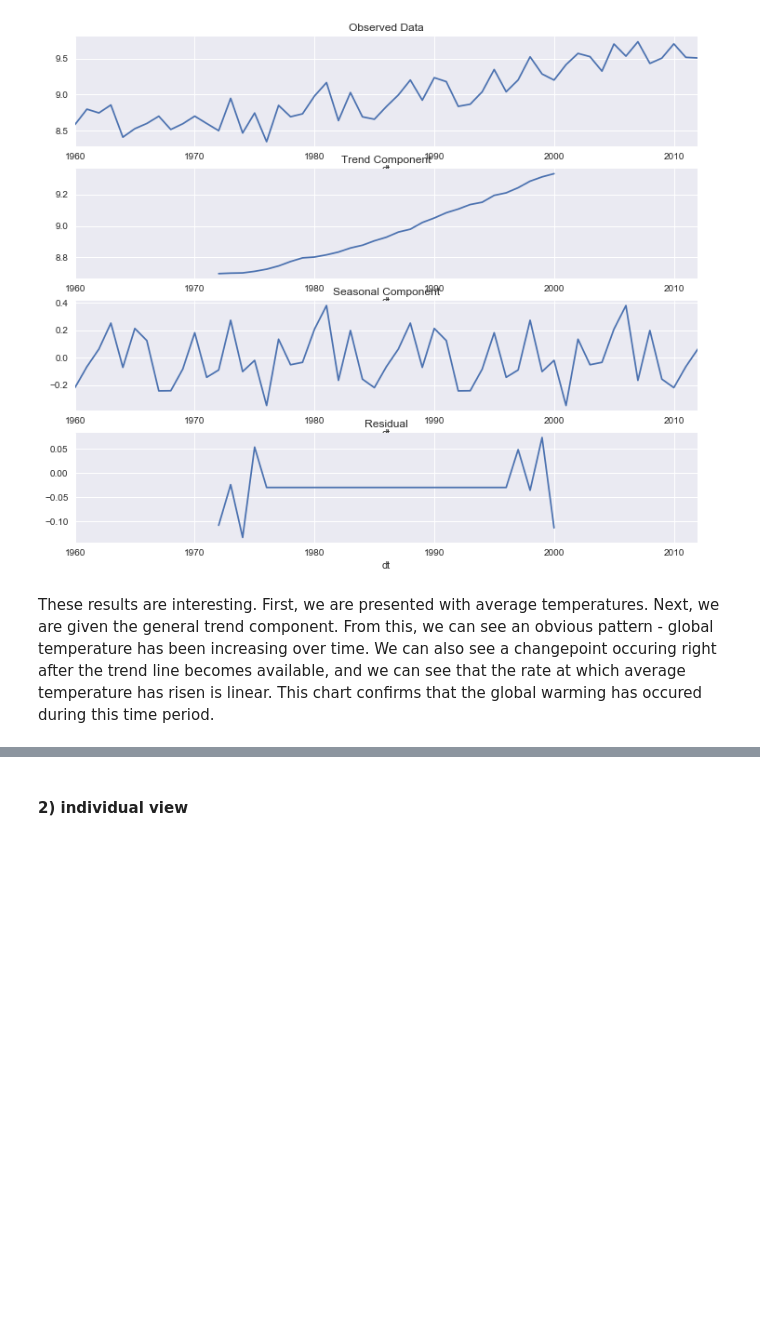
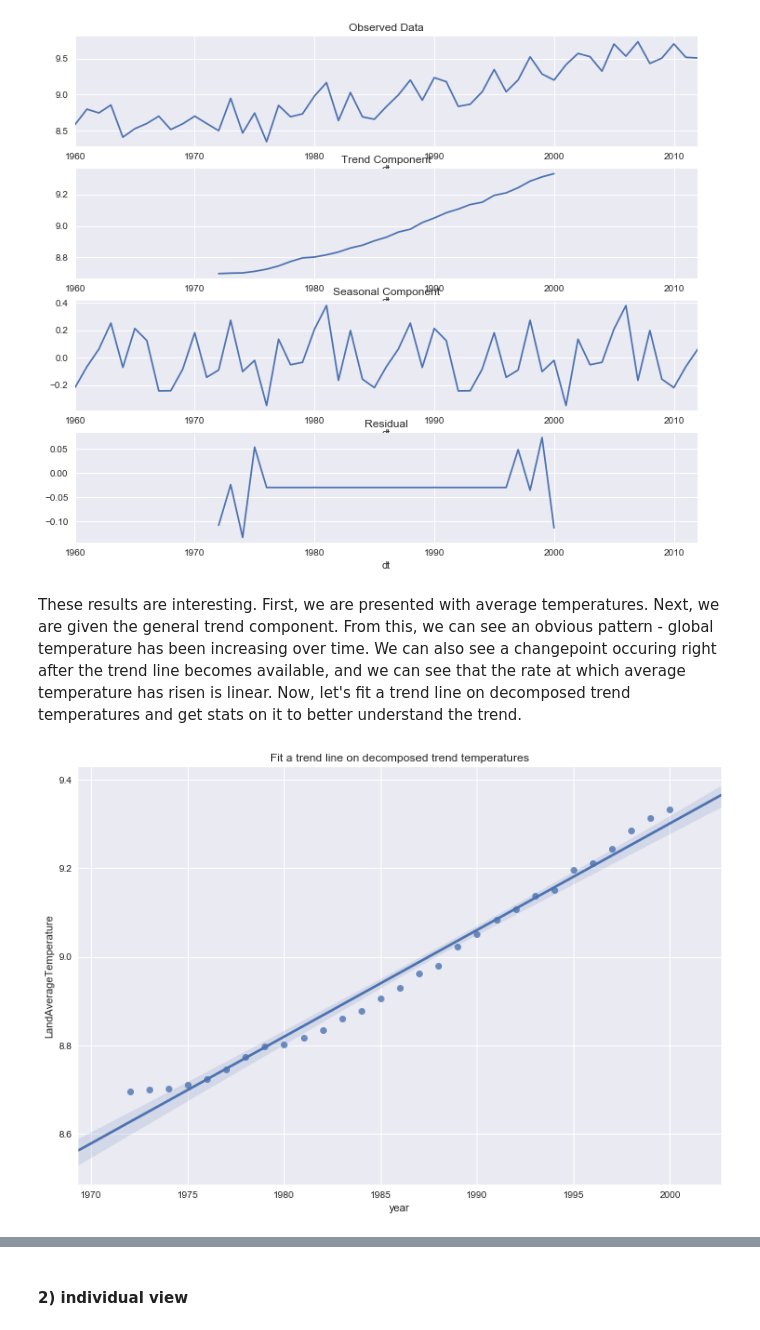
Before and after one commit to masamurai/AppliedDataScience, a Jupyter notebook: project/notebooks/12-time-series.ipynb, the cells around one changed output, grey strips where cells are left out. Cells and saved outputs as stored; diff of their text form; code cells hidden in the pictures; blank space fills up the shorter version.

```diff
--- a/project/notebooks/12-time-series.ipynb
+++ b/project/notebooks/12-time-series.ipynb
@@ -63,4 +64,13 @@ ax4.set_title('Residual');
 # %% [output]
 [figure]
 # %% [markdown]
-These results are interesting. First, we are presented with average temperatures. Next, we are given the general trend component. From this, we can see an obvious pattern - global temperature has been increasing over time. We can also see a changepoint occuring right after the trend line becomes available, and we can see that the rate at which average temperature has risen is linear. This chart confirms that the global warming has occured during this time period.
+These results are interesting. First, we are presented with average temperatures. Next, we are given the general trend component. From this, we can see an obvious pattern - global temperature has been increasing over time. We can also see a changepoint occuring right after the trend line becomes available, and we can see that the rate at which average temperature has risen is linear. Now, let's fit a trend line on decomposed trend temperatures and get stats on it to better understand the trend.
+# %%
+df_trend = pd.DataFrame(decomp.trend).reset_index().dropna()
+df_trend['year'] = df_trend.dt.dt.year
+# %%
+plt.figure(figsize=(12,8))
+plt.title('Fit a trend line on decomposed trend temperatures')
+sns.regplot(x='year', y='LandAverageTemperature', data=df_trend);
+# %% [output]
+[figure, added]
```
Also changed, not shown: parts of 26 cells of this notebook.
